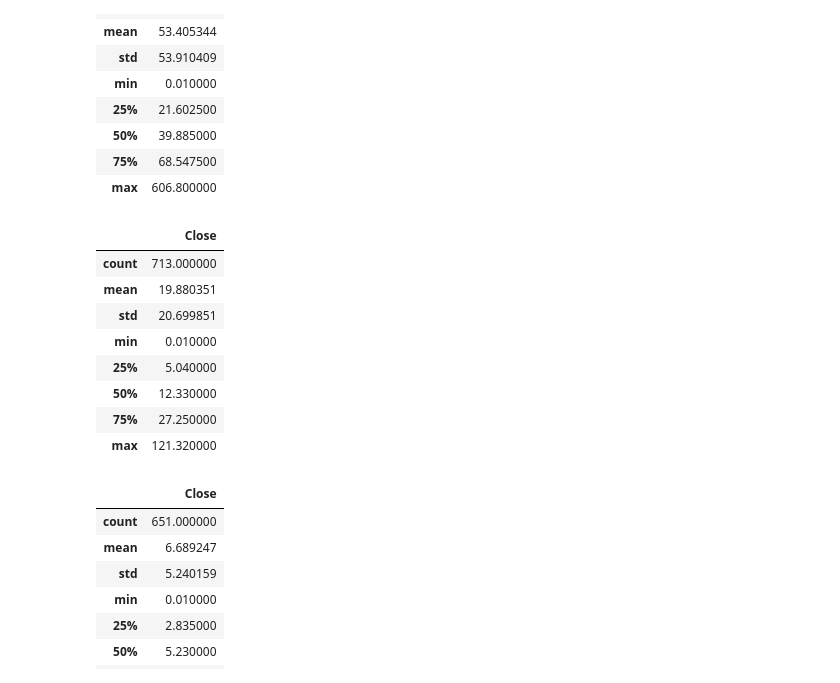
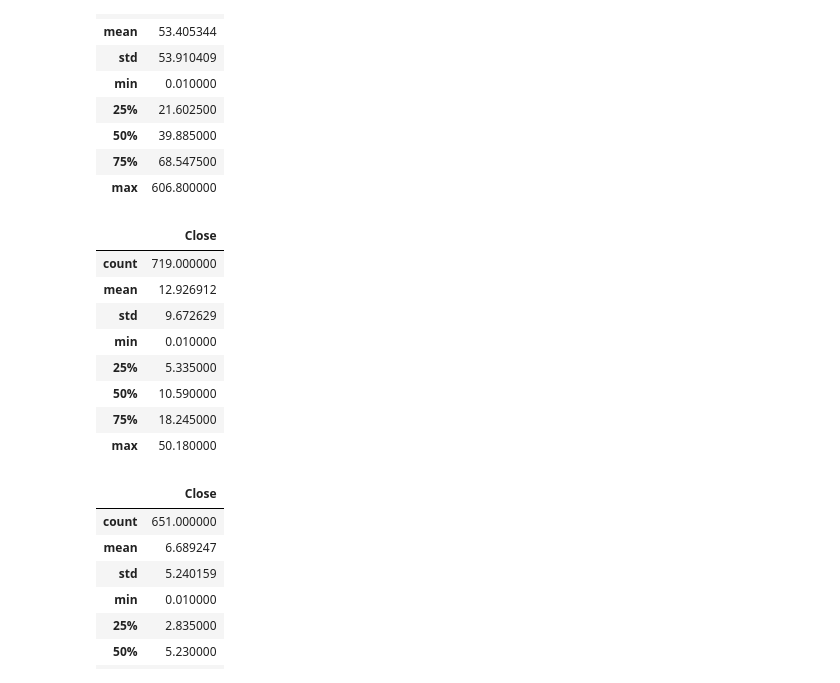
Before and after one commit to msashokkumar/03_crypto_arbitrage, a Jupyter notebook: crypto_arbitrage.ipynb, the cells around one changed output. Saved outputs shown, nothing was run; the diff lists cells and outputs as text; code cells hidden in the pictures.

```diff
--- a/crypto_arbitrage.ipynb
+++ b/crypto_arbitrage.ipynb
@@ -513,18 +514,21 @@ arbitrage_spread_early[arbitrage_spread_early['Close'] > 0].describe()
 | max | 606.800000 |
 # %%
 # Arbitrage spread for the middle date
-arbitrage_spread_middle = calc_arbitrage_spread('2018-02-24', higher_exchange='coinbase')
+# With the median at 0 - Q1, Q3, min and max are equally distribubted, I infer bitstamp
+# to be the higher exchange based on the crowded outliers below min in the box plot for
+# Arbitrage Spread - Middle Date
+arbitrage_spread_middle = calc_arbitrage_spread('2018-02-24', higher_exchange='bitstamp')
 
 # Conditional statement to generate summary for only the positive values
 arbitrage_spread_middle[arbitrage_spread_middle['Close'] > 0].describe()
 # %% [output]
 |  | Close |
-| count | 713.000000 |
-| mean | 19.880351 |
-| std | 20.699851 |
+| count | 719.000000 |
+| mean | 12.926912 |
+| std | 9.672629 |
 | min | 0.010000 |
-| 25% | 5.040000 |
-| 50% | 12.330000 |
-| 75% | 27.250000 |
-| max | 121.320000 |
+| 25% | 5.335000 |
+| 50% | 10.590000 |
+| 75% | 18.245000 |
+| max | 50.180000 |
 # %%
```
Also changed, not shown: parts of 10 cells of this notebook.
